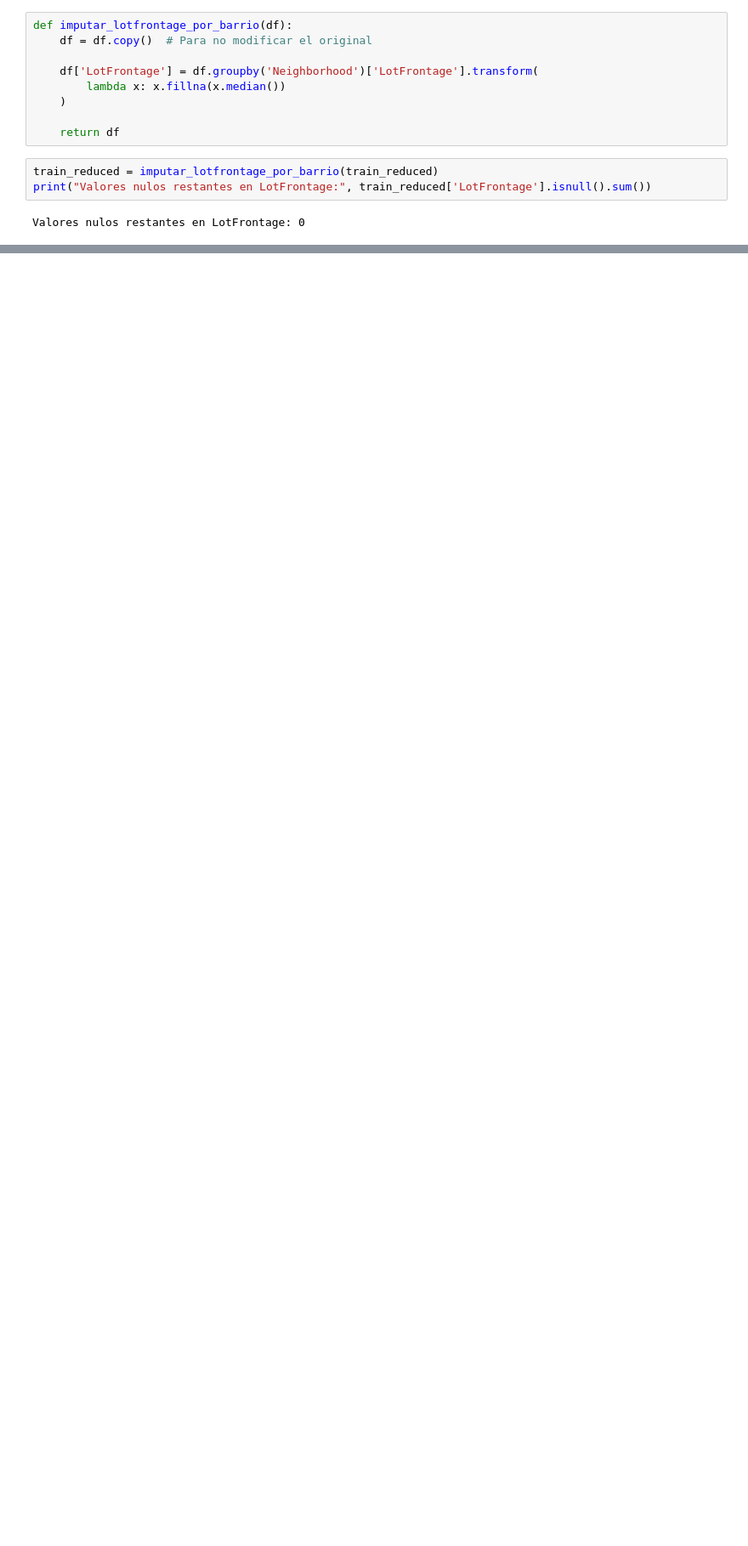
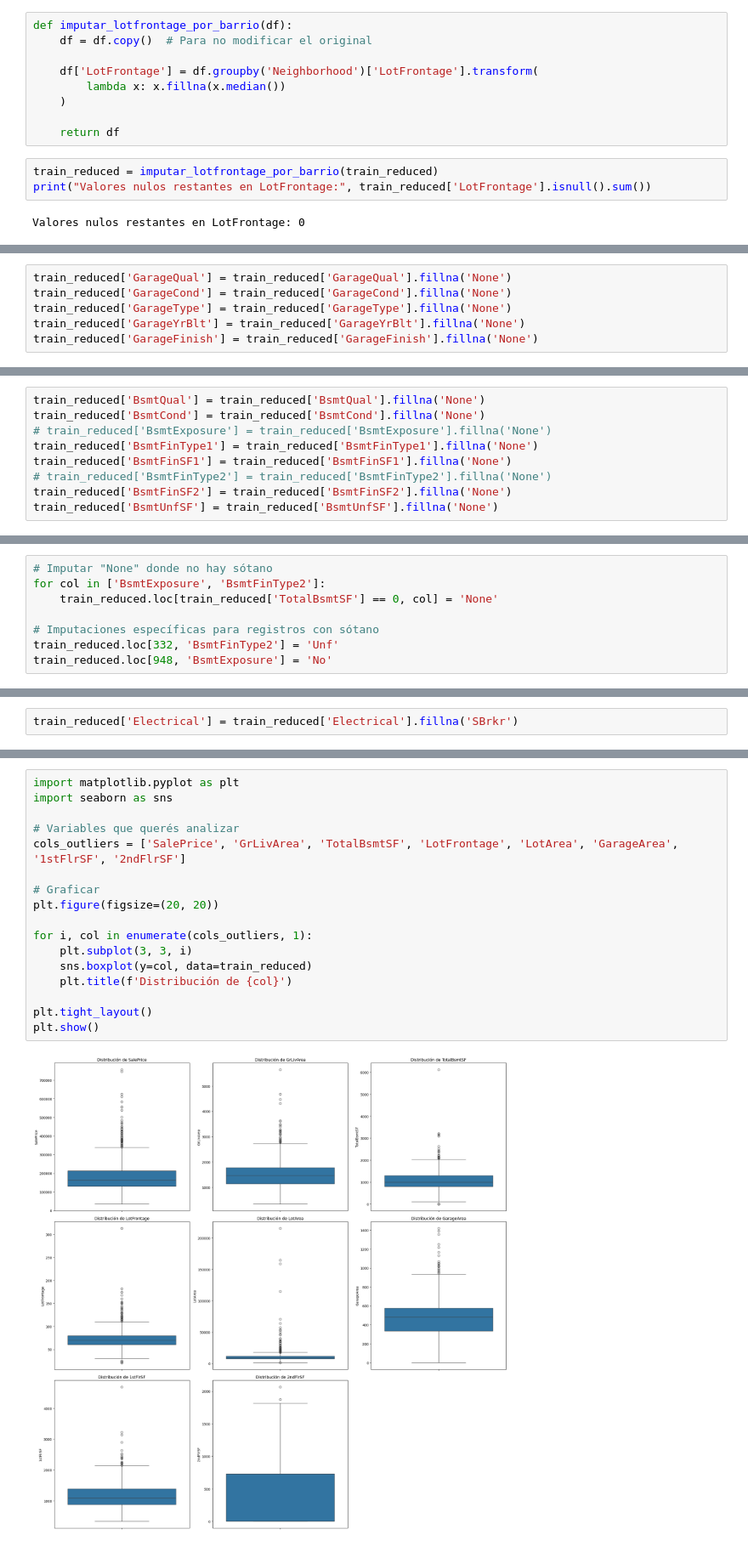
Before and after one commit to paulairazoqui/Home-data-for-ML-course, a Jupyter notebook: EDA y ETL.ipynb, the cells around one changed output, grey strips where cells are left out. Shown at 85% size. Cells and saved outputs as stored; diff of their text form; blank space fills up the shorter version.

```diff
--- a/EDA y ETL.ipynb
+++ b/EDA y ETL.ipynb
@@ -392,0 +440,6 @@ Valores nulos restantes en LotFrontage: 0
+# %%
+train_reduced['GarageQual'] = train_reduced['GarageQual'].fillna('None')
+train_reduced['GarageCond'] = train_reduced['GarageCond'].fillna('None')
+train_reduced['GarageType'] = train_reduced['GarageType'].fillna('None')
+train_reduced['GarageYrBlt'] = train_reduced['GarageYrBlt'].fillna('None')
+train_reduced['GarageFinish'] = train_reduced['GarageFinish'].fillna('None')
@@ -392,0 +479,9 @@ Valores nulos restantes en LotFrontage: 0
+# %%
+train_reduced['BsmtQual'] = train_reduced['BsmtQual'].fillna('None')
+train_reduced['BsmtCond'] = train_reduced['BsmtCond'].fillna('None')
+# train_reduced['BsmtExposure'] = train_reduced['BsmtExposure'].fillna('None')
+train_reduced['BsmtFinType1'] = train_reduced['BsmtFinType1'].fillna('None')
+train_reduced['BsmtFinSF1'] = train_reduced['BsmtFinSF1'].fillna('None')
+# train_reduced['BsmtFinType2'] = train_reduced['BsmtFinType2'].fillna('None')
+train_reduced['BsmtFinSF2'] = train_reduced['BsmtFinSF2'].fillna('None')
+train_reduced['BsmtUnfSF'] = train_reduced['BsmtUnfSF'].fillna('None')
@@ -392,0 +515,8 @@ Valores nulos restantes en LotFrontage: 0
+# %%
+# Imputar "None" donde no hay sótano
+for col in ['BsmtExposure', 'BsmtFinType2']:
+    train_reduced.loc[train_reduced['TotalBsmtSF'] == 0, col] = 'None'
+
+# Imputaciones específicas para registros con sótano
+train_reduced.loc[332, 'BsmtFinType2'] = 'Unf'
+train_reduced.loc[948, 'BsmtExposure'] = 'No'
@@ -392,0 +541,2 @@ Valores nulos restantes en LotFrontage: 0
+# %%
+train_reduced['Electrical'] = train_reduced['Electrical'].fillna('SBrkr')
@@ -392,0 +545,19 @@ Valores nulos restantes en LotFrontage: 0
+# %%
+import matplotlib.pyplot as plt
+import seaborn as sns
+
+# Variables que querés analizar
+cols_outliers = ['SalePrice', 'GrLivArea', 'TotalBsmtSF', 'LotFrontage', 'LotArea', 'GarageArea', '1stFlrSF', '2ndFlrSF']
+
+# Graficar
+plt.figure(figsize=(20, 20))
+
+for i, col in enumerate(cols_outliers, 1):
+    plt.subplot(3, 3, i)
+    sns.boxplot(y=col, data=train_reduced)
+    plt.title(f'Distribución de {col}')
+
+plt.tight_layout()
+plt.show()
+# %% [output]
+[figure, added]
```
Also changed, not shown: parts of 15 cells of this notebook.
